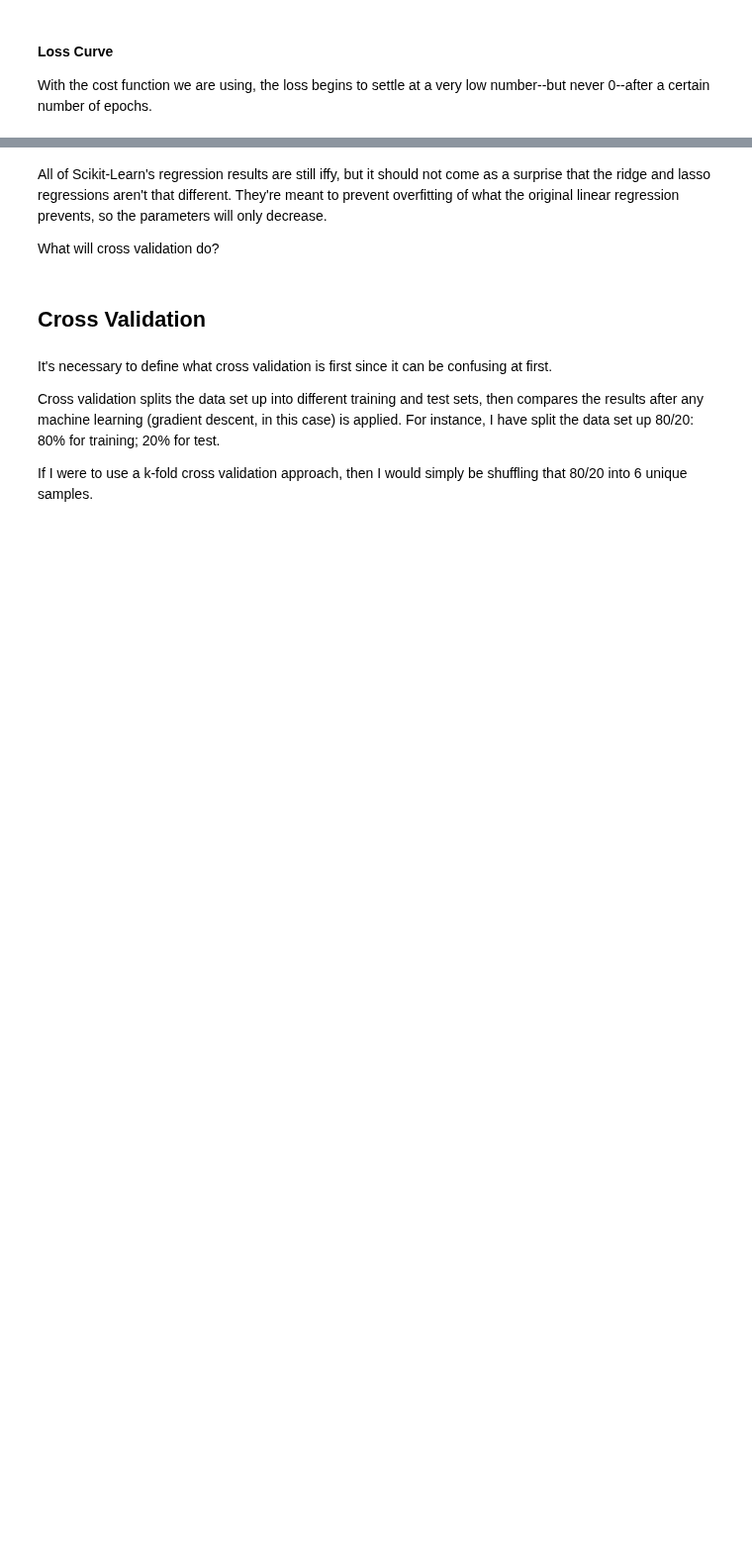
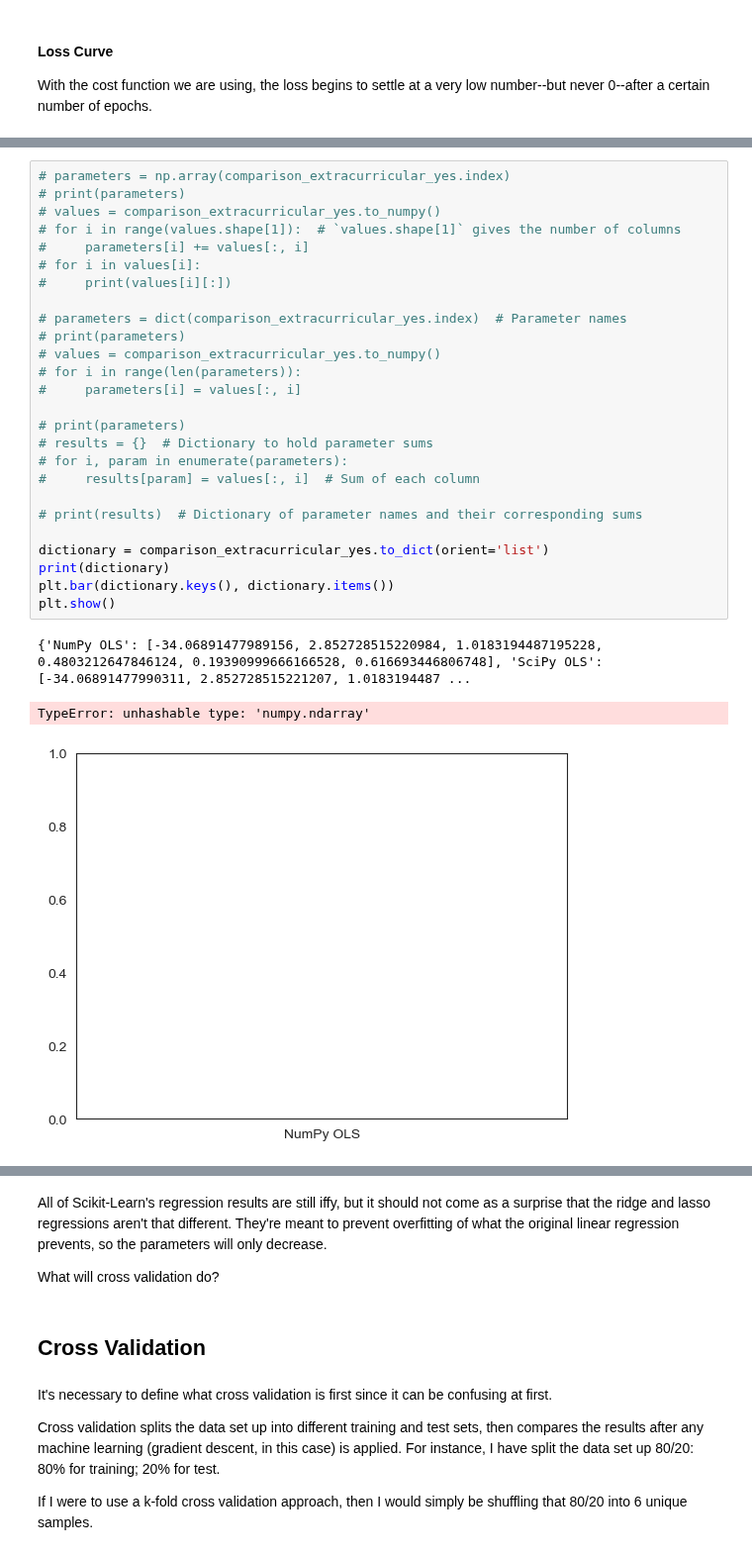
Before and after one commit to add0794/ordinary-least-squares-gradient-descent, a Jupyter notebook: jupyter.ipynb, the cells around one changed output, grey strips where cells are left out. Shown at 99% size. Saved outputs shown, nothing was run; the diff lists cells and outputs as text; blank space fills up the shorter version.

```diff
--- a/jupyter.ipynb
+++ b/jupyter.ipynb
@@ -1006,0 +971,30 @@ comparison['Lasso Regression'] = beta_sklearn_lasso_parameters
+# %%
+# parameters = np.array(comparison_extracurricular_yes.index)
+# print(parameters)
+# values = comparison_extracurricular_yes.to_numpy()
+# for i in range(values.shape[1]):  # `values.shape[1]` gives the number of columns
+#     parameters[i] += values[:, i]
+# for i in values[i]:
+#     print(values[i][:])
+
+# parameters = dict(comparison_extracurricular_yes.index)  # Parameter names
+# print(parameters)
+# values = comparison_extracurricular_yes.to_numpy()
+# for i in range(len(parameters)):
+#     parameters[i] = values[:, i]
+
+# print(parameters)
+# results = {}  # Dictionary to hold parameter sums
+# for i, param in enumerate(parameters):
+#     results[param] = values[:, i]  # Sum of each column
+
+# print(results)  # Dictionary of parameter names and their corresponding sums
+
+dictionary = comparison_extracurricular_yes.to_dict(orient='list')
+print(dictionary)
+plt.bar(dictionary.keys(), dictionary.items())
+plt.show()
+# %% [output]
+{'NumPy OLS': [-34.06891477989156, 2.852728515220984, 1.0183194487195228, 0.4803212647846124, 0.19390999666166528, 0.616693446806748], 'SciPy OLS': [-34.06891477990311, 2.852728515221207, 1.0183194487 ...
+TypeError: unhashable type: 'numpy.ndarray'
+[figure, added]
```
Also changed, not shown: parts of 32 cells of this notebook, 3 other files.
